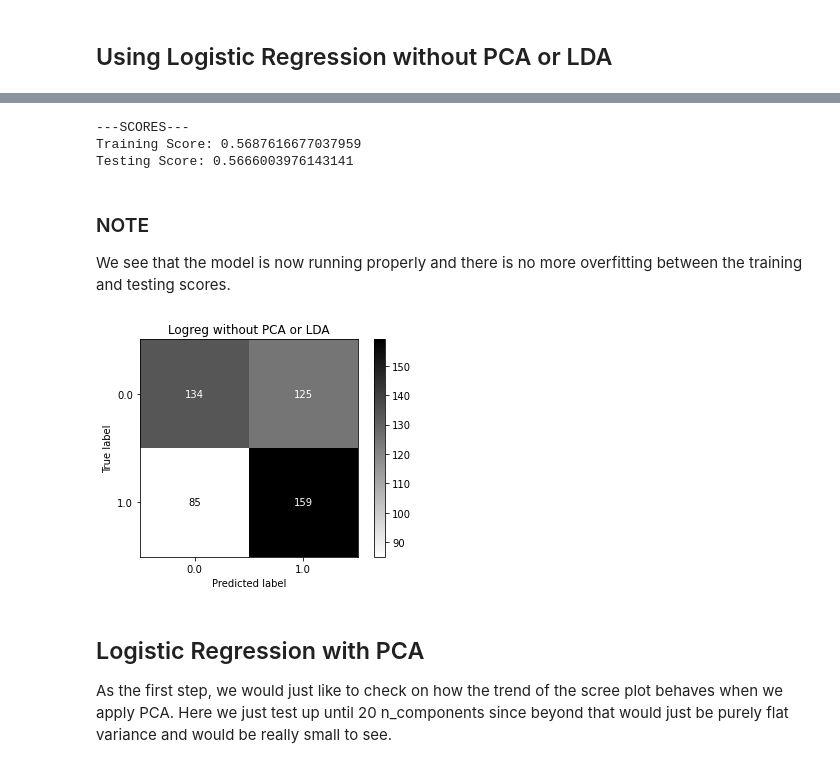
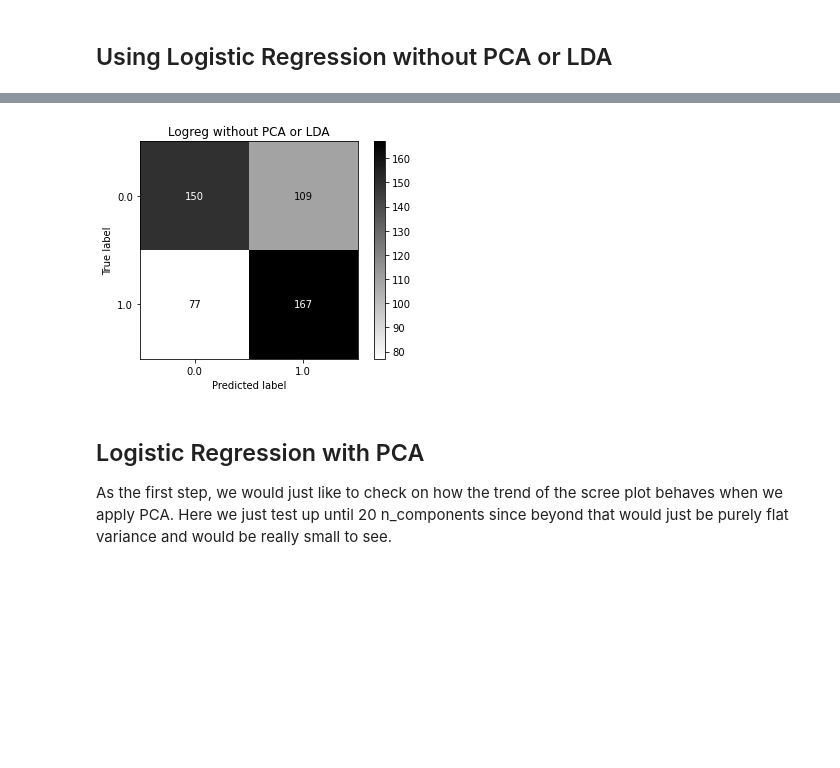
Before and after one commit to lanceaquino/CS156, a Jupyter notebook: cs156-assignment-4/cs156-assignment4-lance.ipynb, the cells around one changed output, grey strips where cells are left out. Drawn from its saved outputs; the diff is of its cells as text; code cells hidden in the pictures; blank space fills up the shorter version.

```diff
--- a/cs156-assignment-4/cs156-assignment4-lance.ipynb
+++ b/cs156-assignment-4/cs156-assignment4-lance.ipynb
@@ -120,18 +123,17 @@ from sklearn import metrics
 # %%
 %%time
 
-# need to make pipeline to help with convergence
-logreg = make_pipeline(StandardScaler(), LogisticRegression(max_iter = 500))
+logregCV = make_pipeline(StandardScaler(),
+                         LogisticRegressionCV(cv = 5, random_state = 0, tol = 1))
 
-logreg.fit(X_train, y_train)
-
-logreg_pred = logreg.predict(X_test)
+# Fit values
+logregCV.fit(X_train, y_train)
 
 # Acquire Metrics
-logreg_training_score = logreg.score(X_train, y_train)
-logreg_testing_score = logreg.score(X_test, y_test)
+logregCV_training_score = logregCV.score(X_train, y_train)
+logregCV_testing_score = logregCV.score(X_test, y_test)
 
 print("---SCORES---")
-print("Training Score:", logreg_training_score)
-print("Testing Score:", logreg_testing_score)
+print("Training Score:", logregCV_training_score)
+print("Testing Score:", logregCV_testing_score)
 # %% [output]
@@ -188,33 +145,10 @@ plt.plot()
-# %%
-# c value of 1e-10 is our best value since it returns the best test score and we use this in our
-# original model
-logreg = make_pipeline(StandardScaler(), LogisticRegression(max_iter = 500, C = 1e-10))
-
-logreg.fit(X_CV_train, y_CV_train)
-
-logreg_pred = logreg.predict(X_test)
-
-# Acquire Metrics
-logreg_training_score = logreg.score(X_CV_train, y_CV_train)
-logreg_testing_score = logreg.score(X_test, y_test)
-
-print("---SCORES---")
-print("Training Score:", logreg_training_score)
-print("Testing Score:", logreg_testing_score)
-# %% [output]
----SCORES---
-Training Score: 0.5687616677037959
-Testing Score: 0.5666003976143141
-# %% [markdown]
-### NOTE
-We see that the model is now running properly and there is no more overfitting between the training and testing scores.
 # %%
 # Plot confusion metrics
-metrics.plot_confusion_matrix(logreg, X_test, y_test, cmap = 'binary')
+metrics.plot_confusion_matrix(logregCV, X_test, y_test, cmap = 'binary')
 plt.title("Logreg without PCA or LDA")
 plt.show()
 # %% [output]
-[figure, old version]
+[figure, new version]
 # %% [markdown]
 ## Logistic Regression with PCA
 
```
Also changed, not shown: parts of 20 cells of this notebook.
